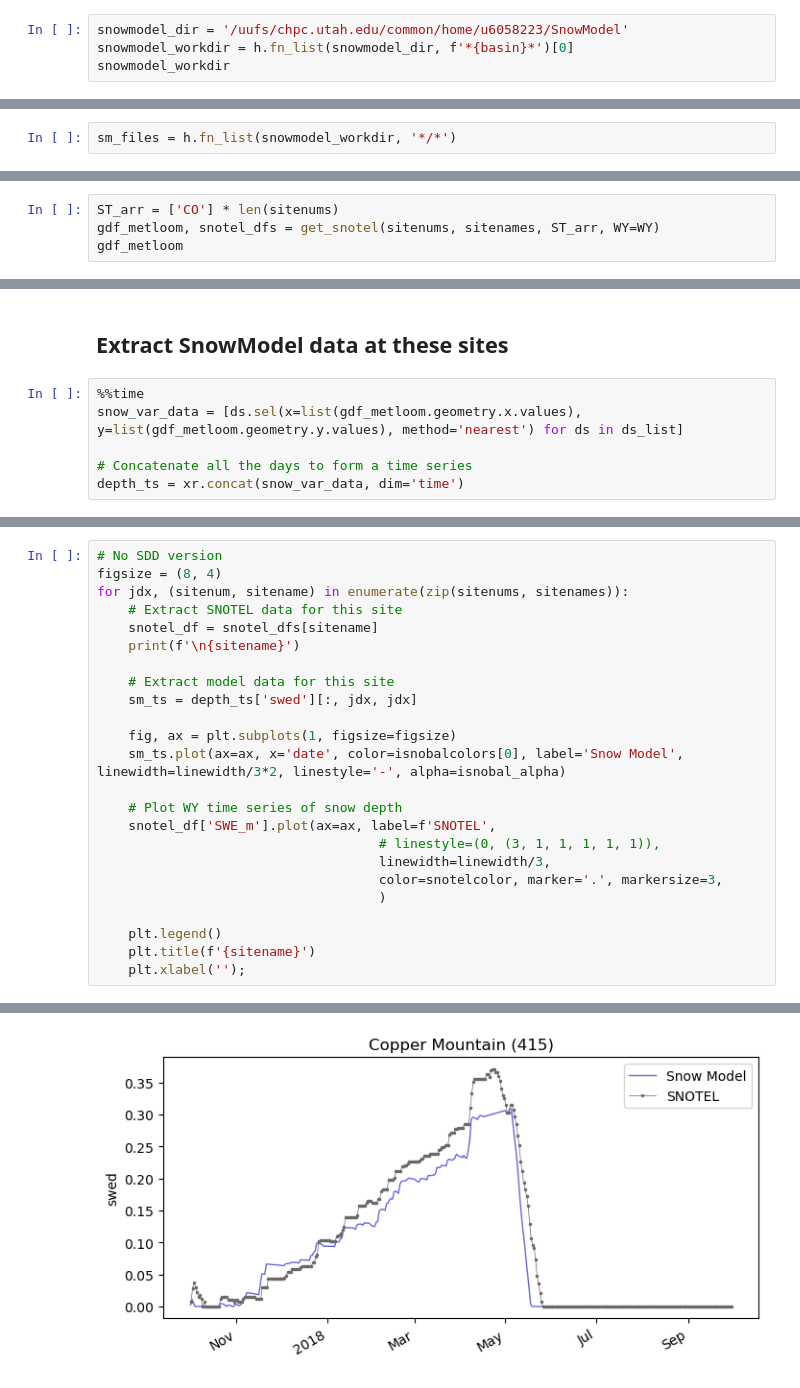
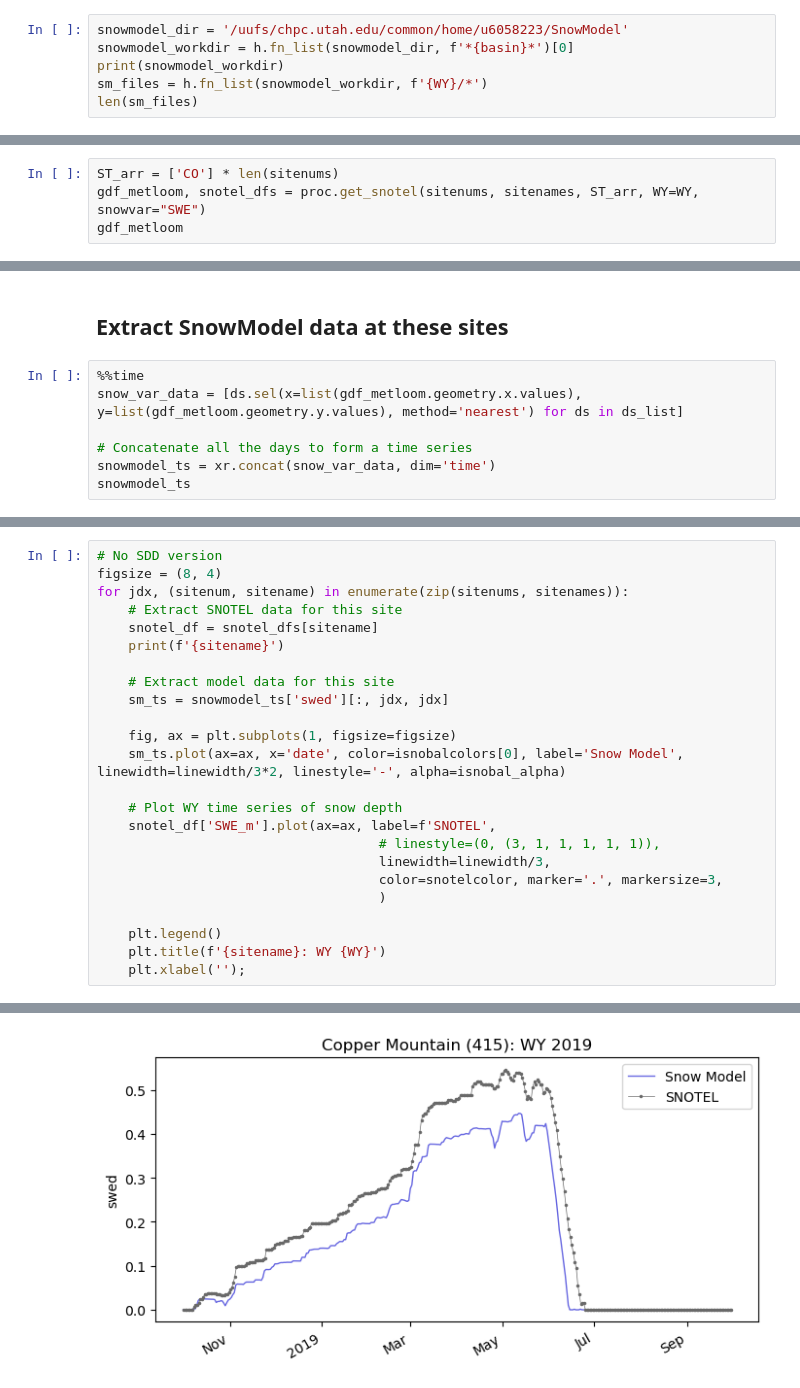
Before and after one commit to jmichellehu/ucrb-isnobal, a Jupyter notebook: notebooks/isnobal_snowmodel_comparison.ipynb, the cells around one changed output, grey strips where cells are left out. Drawn from its saved outputs; the diff is of its cells as text.

Commit message:
notebookes - update with swe from isnobal and nwm for ts plot

```diff
--- a/notebooks/isnobal_snowmodel_comparison.ipynb
+++ b/notebooks/isnobal_snowmodel_comparison.ipynb
@@ -93,5 +89,7 @@ print(poly_fn)
 # %%
 snowmodel_dir = '/uufs/chpc.utah.edu/common/home/u6058223/SnowModel'
 snowmodel_workdir = h.fn_list(snowmodel_dir, f'*{basin}*')[0]
-snowmodel_workdir
+print(snowmodel_workdir)
+sm_files = h.fn_list(snowmodel_workdir, f'{WY}/*')
+len(sm_files)
 # %% [output]
@@ -99,5 +98,3 @@ snowmodel_workdir
-# %%
-sm_files = h.fn_list(snowmodel_workdir, '*/*')
 # %%
 %%time
 chunks = 'auto'
@@ -228,6 +165,6 @@ def get_snotel(sitenum, sitename, ST, WY, epsg=32613):
 # %%
 ST_arr = ['CO'] * len(sitenums)
-gdf_metloom, snotel_dfs = get_snotel(sitenums, sitenames, ST_arr, WY=WY)
+gdf_metloom, snotel_dfs = proc.get_snotel(sitenums, sitenames, ST_arr, WY=WY, snowvar="SWE")
 gdf_metloom
 # %% [output]
 |  | geometry |
@@ -246,5 +183,6 @@ snotel_dfs[sitenames.iloc[0]]["SWE_m"].plot()
 snow_var_data = [ds.sel(x=list(gdf_metloom.geometry.x.values), y=list(gdf_metloom.geometry.y.values), method='nearest') for ds in ds_list]
 
 # Concatenate all the days to form a time series
-depth_ts = xr.concat(snow_var_data, dim='time')
+snowmodel_ts = xr.concat(snow_var_data, dim='time')
+snowmodel_ts
 # %% [output]
@@ -294,10 +228,10 @@ figsize = (8, 4)
 for jdx, (sitenum, sitename) in enumerate(zip(sitenums, sitenames)):
     # Extract SNOTEL data for this site
     snotel_df = snotel_dfs[sitename]
-    print(f'\n{sitename}')
+    print(f'{sitename}')
 
     # Extract model data for this site
-    sm_ts = depth_ts['swed'][:, jdx, jdx]
+    sm_ts = snowmodel_ts['swed'][:, jdx, jdx]
 
     fig, ax = plt.subplots(1, figsize=figsize)
     sm_ts.plot(ax=ax, x='date', color=isnobalcolors[0], label='Snow Model', linewidth=linewidth/3*2, linestyle='-', alpha=isnobal_alpha)
@@ -310,7 +244,7 @@ for jdx, (sitenum, sitename) in enumerate(zip(sitenums, sitenames)):
                                     )
 
     plt.legend()
-    plt.title(f'{sitename}')
+    plt.title(f'{sitename}: WY {WY}')
     plt.xlabel('');
 # %% [output]
 Copper Mountain (415)
@@ -320,2 +252,2 @@ Fremont Pass (485)
 Grizzly Peak (505)
-[figure, old version]
+[figure, new version]
```
Also changed, not shown: parts of 37 cells of this notebook.
